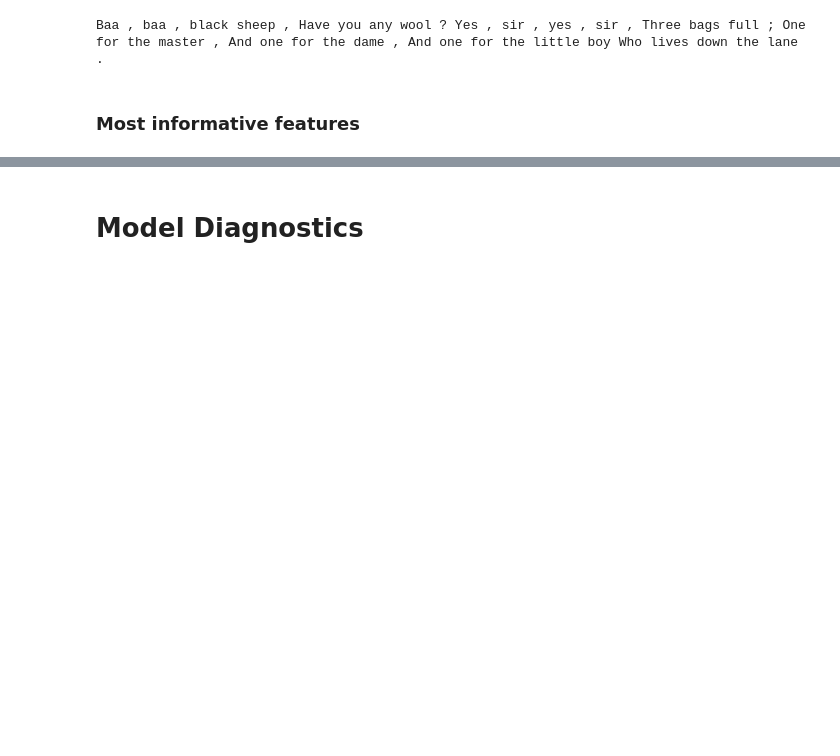
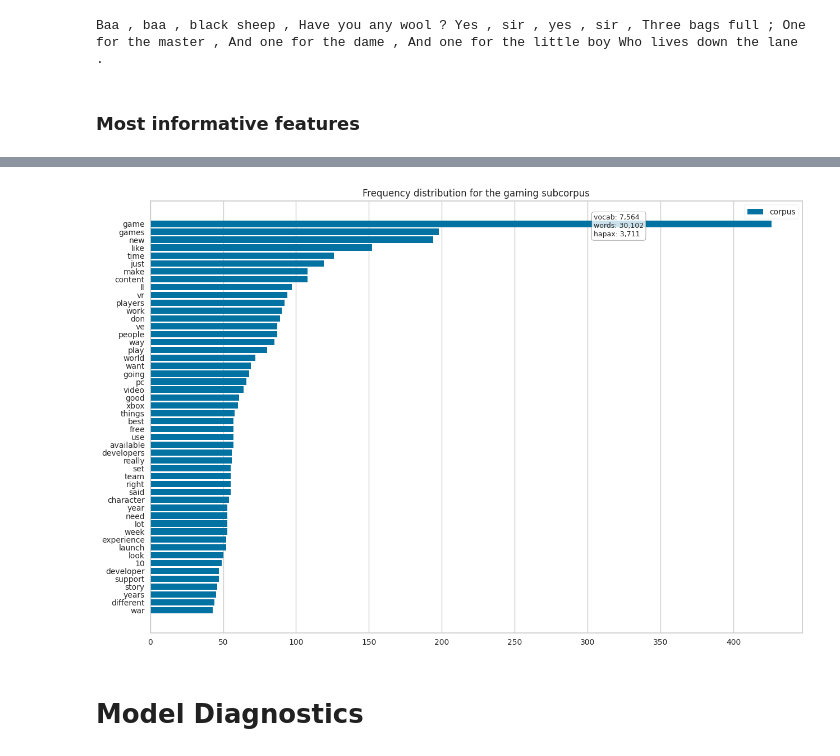
Before and after one commit to rjafarau/atap, a Jupyter notebook: python/source/08_Text_Visualization.ipynb, the cells around one changed output, grey strips where cells are left out. Cells and saved outputs as stored; diff of their text form; code cells hidden in the pictures; blank space fills up the shorter version.

```diff
--- a/python/source/08_Text_Visualization.ipynb
+++ b/python/source/08_Text_Visualization.ipynb
@@ -639,3 +695,23 @@ Baa , baa , black sheep , Have you any wool ? Yes , sir , yes , sir , Three bags
+# %%
+vectorizer = CountVectorizer(stop_words='english')
+docs = vectorizer.fit_transform(
+    text
+    for text, target in zip(corpus.data, corpus.target)
+    if target == 'gaming'
+)
+features = vectorizer.get_feature_names_out()
+# %%
+%%capture --no-display
+fig, ax = plt.subplots(figsize=(15, 10))
+visualizer = FreqDistVisualizer(
+    features=features, ax=ax,
+    title='Frequency distribution for the gaming subcorpus'
+)
+visualizer.fit(docs)
+visualizer.show()
+plt.show()
+# %% [output]
+[figure, added]
 # %% [markdown]
 # Model Diagnostics
 # %% [markdown]
```
Also changed, not shown: parts of 9 cells of this notebook, 1 other file.
